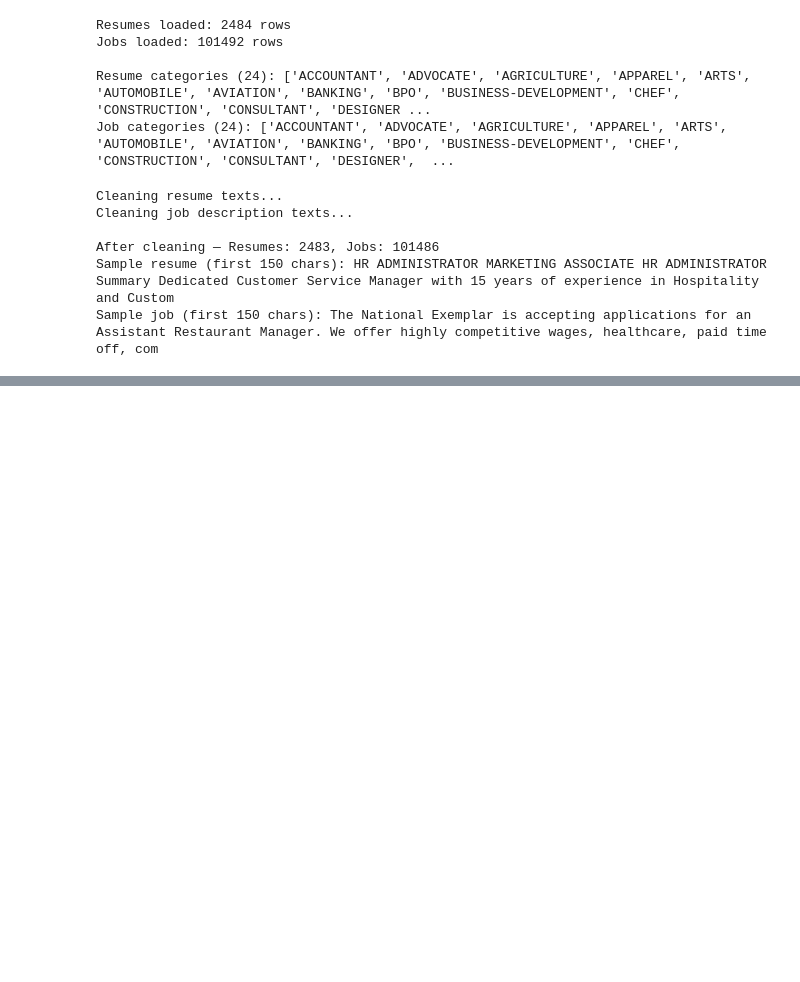
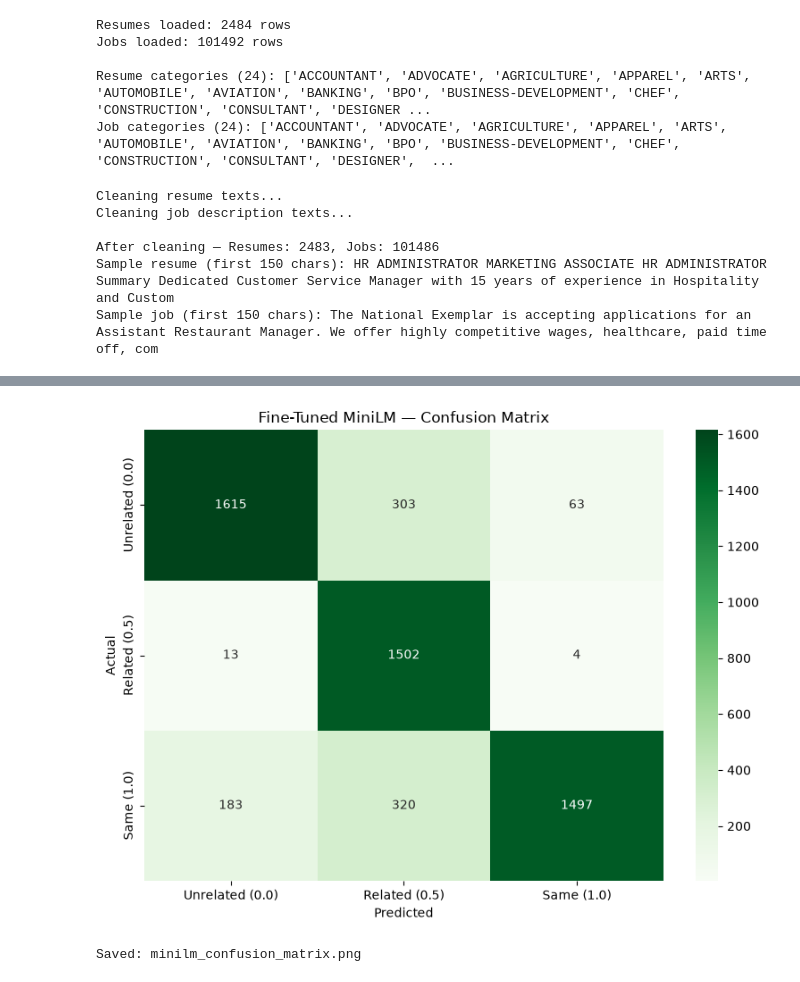
Before and after one commit to birendrakhimding/Smart-Job-Search, a Jupyter notebook: SentenceTransformer.ipynb, the cells around one changed output, grey strips where cells are left out. Cells and saved outputs as stored; diff of their text form; code cells hidden in the pictures; blank space fills up the shorter version.

```diff
--- a/SentenceTransformer.ipynb
+++ b/SentenceTransformer.ipynb
@@ -159,8 +161,8 @@ print(f"Overlapping categories: {len(categories)}")
 
 pairs = []  # (resume_text, job_text, similarity_score)
 
-# --- Same category pairs (~5,000) ---
-TARGET_SAME = 5000
+# Same category pairs
+TARGET_SAME = 20000
 same_per_cat = TARGET_SAME // len(categories)
 for cat in categories:
     resumes = resume_by_cat[cat]
@@ -168,10 +170,10 @@ for cat in categories:
     for _ in range(same_per_cat):
         r = random.choice(resumes)
         j = random.choice(jobs)
-        pairs.append((r, j, 0.9))
+        pairs.append((r, j, 1.0))
 
-# --- Related category pairs (~4,000) ---
-TARGET_RELATED = 4000
+#  Related category pairs
+TARGET_RELATED = 15000
 related_pairs_pool = []
 for cat in categories:
     related_cats = [c for c in RELATED_CATEGORIES.get(cat, []) if c in job_by_cat]
@@ -188,8 +190,8 @@ if related_pairs_pool:
             j = random.choice(jobs)
             pairs.append((r, j, 0.5))
 
-# --- Unrelated category pairs (~5,000) ---
-TARGET_UNRELATED = 5000
+# Unrelated category pairs
+TARGET_UNRELATED = 20000
 unrelated_count = 0
 while unrelated_count < TARGET_UNRELATED:
     cat1 = random.choice(categories)
@@ -197,15 +199,15 @@ while unrelated_count < TARGET_UNRELATED:
     if cat1 != cat2 and cat2 not in RELATED_CATEGORIES.get(cat1, []):
         r = random.choice(resume_by_cat[cat1])
         j = random.choice(job_by_cat[cat2])
-        pairs.append((r, j, 0.1))
+        pairs.append((r, j, 0.0))
         unrelated_count += 1
 
 random.shuffle(pairs)
 print(f"\nTotal training pairs generated: {len(pairs)}")
 labels = [p[2] for p in pairs]
-print(f"  Same category (0.9):    {labels.count(0.9)}")
+print(f"  Same category (10):    {labels.count(1.0)}")
 print(f"  Related category (0.5): {labels.count(0.5)}")
-print(f"  Unrelated (0.1):        {labels.count(0.1)}")
+print(f"  Unrelated (0.0):        {labels.count(0.0)}")
 # %% [output]
 Generating training pairs for fine-tuning...
 Overlapping categories: 24
@@ -364,0 +576,19 @@ NameError: name 'Dataset' is not defined
+# %%
+# Confusion Matrix
+
+
+cm = confusion_matrix(true_bucket_idx, pred_bucket_idx)
+
+plt.figure(figsize=(8, 6))
+sns.heatmap(cm, annot=True, fmt='d', cmap='Greens',
+            xticklabels=label_names, yticklabels=label_names)
+plt.xlabel('Predicted')
+plt.ylabel('Actual')
+plt.title('Fine-Tuned MiniLM — Confusion Matrix')
+plt.tight_layout()
+plt.savefig('minilm_confusion_matrix.png', dpi=150, bbox_inches='tight')
+plt.show()
+print("Saved: minilm_confusion_matrix.png")
+# %% [output]
+[figure, added]
+Saved: minilm_confusion_matrix.png
```
Also changed, not shown: parts of 11 cells of this notebook.
